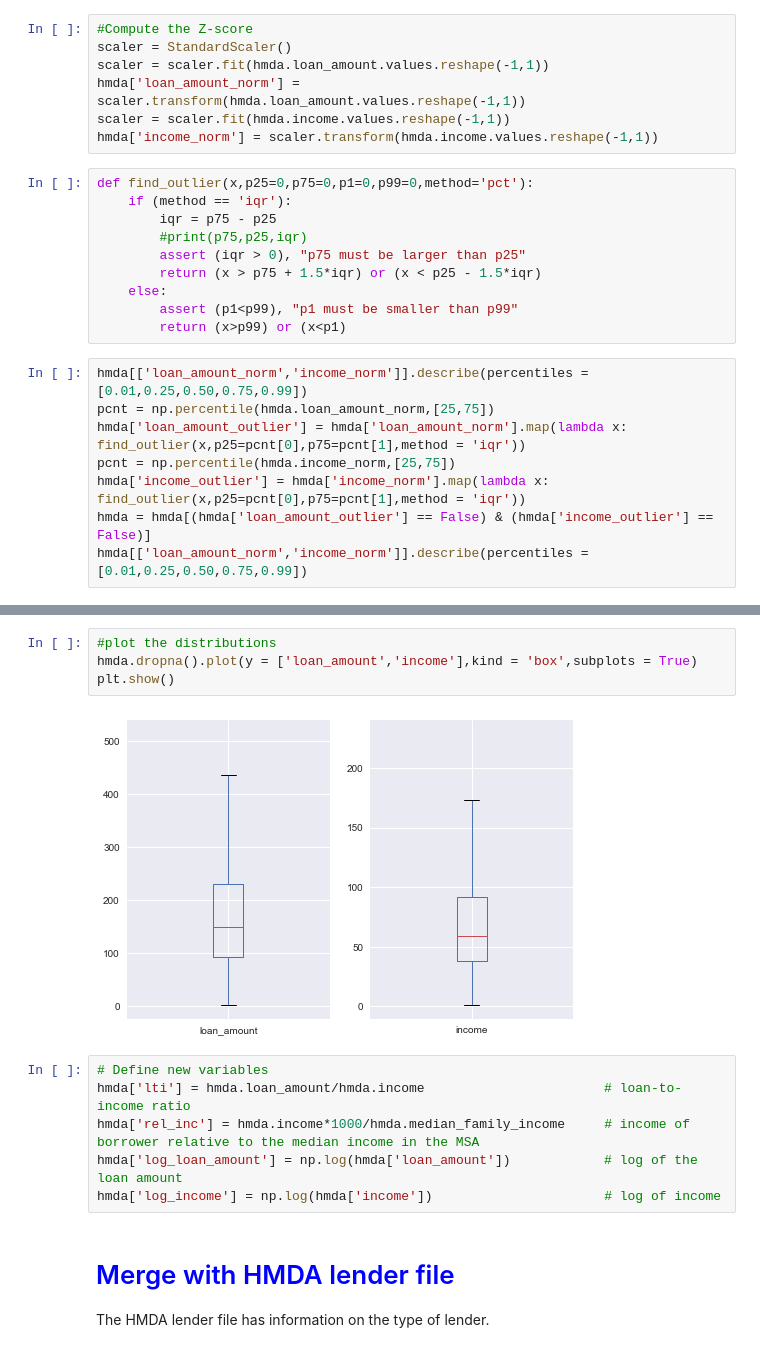
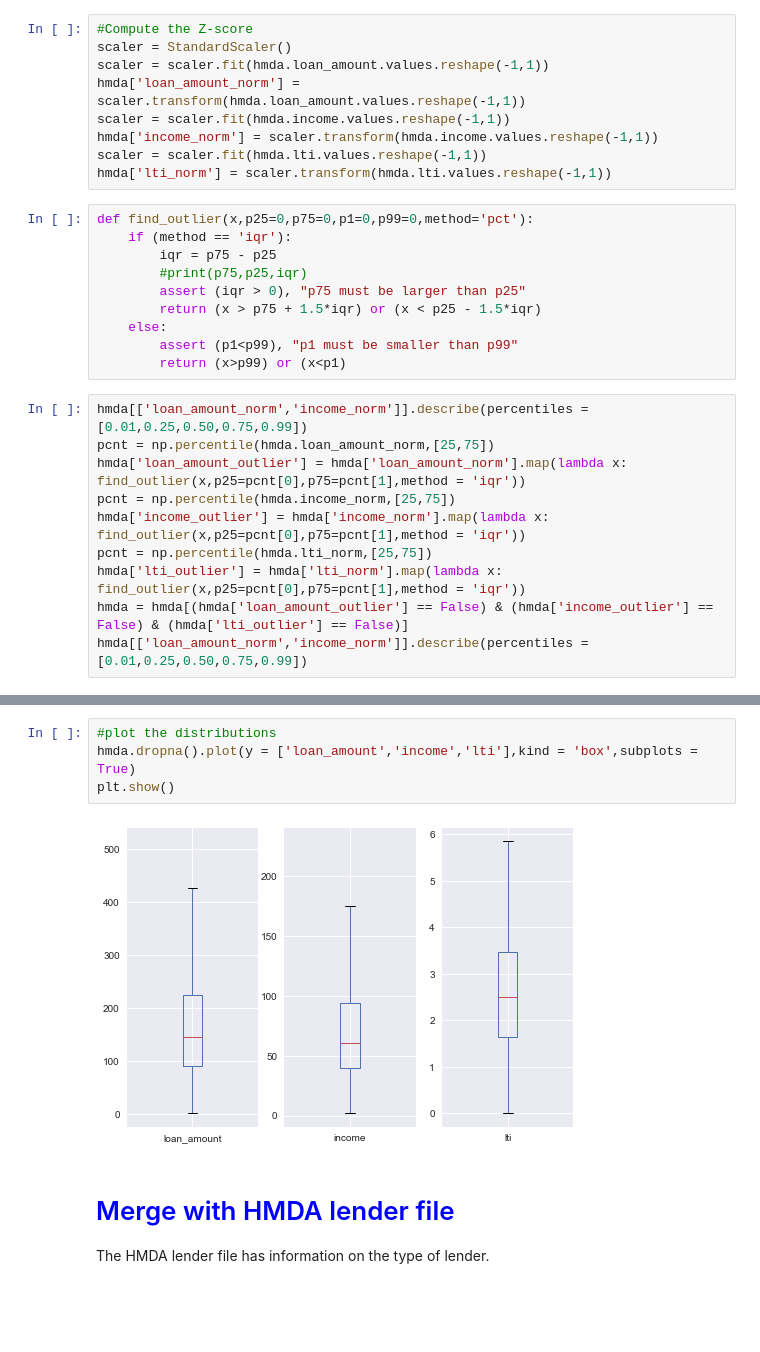
Before and after one commit to aya-bellicha/mortgage_rejection, a Jupyter notebook: mortgage_rejections.ipynb, the cells around one changed output, grey strips where cells are left out. Drawn from its saved outputs; the diff is of its cells as text; blank space fills up the shorter version.

```diff
--- a/mortgage_rejections.ipynb
+++ b/mortgage_rejections.ipynb
@@ -133,6 +139,8 @@ scaler = scaler.fit(hmda.loan_amount.values.reshape(-1,1))
 hmda['loan_amount_norm'] = scaler.transform(hmda.loan_amount.values.reshape(-1,1))
 scaler = scaler.fit(hmda.income.values.reshape(-1,1))
 hmda['income_norm'] = scaler.transform(hmda.income.values.reshape(-1,1))
+scaler = scaler.fit(hmda.lti.values.reshape(-1,1))
+hmda['lti_norm'] = scaler.transform(hmda.lti.values.reshape(-1,1))
 # %%
 def find_outlier(x,p25=0,p75=0,p1=0,p99=0,method='pct'):
     if (method == 'iqr'):
@@ -149,6 +157,8 @@ pcnt = np.percentile(hmda.loan_amount_norm,[25,75])
 hmda['loan_amount_outlier'] = hmda['loan_amount_norm'].map(lambda x: find_outlier(x,p25=pcnt[0],p75=pcnt[1],method = 'iqr'))
 pcnt = np.percentile(hmda.income_norm,[25,75])
 hmda['income_outlier'] = hmda['income_norm'].map(lambda x: find_outlier(x,p25=pcnt[0],p75=pcnt[1],method = 'iqr'))
-hmda = hmda[(hmda['loan_amount_outlier'] == False) & (hmda['income_outlier'] == False)]
+pcnt = np.percentile(hmda.lti_norm,[25,75])
+hmda['lti_outlier'] = hmda['lti_norm'].map(lambda x: find_outlier(x,p25=pcnt[0],p75=pcnt[1],method = 'iqr'))
+hmda = hmda[(hmda['loan_amount_outlier'] == False) & (hmda['income_outlier'] == False) & (hmda['lti_outlier'] == False)]
 hmda[['loan_amount_norm','income_norm']].describe(percentiles = [0.01,0.25,0.50,0.75,0.99])
 # %% [output]
@@ -176,16 +175,10 @@ max        4.556281e+02  6.193937e+01
 | max | 1.329927e+00 | 7.594732e-01 |
 # %%
 #plot the distributions
-hmda.dropna().plot(y = ['loan_amount','income'],kind = 'box',subplots = True)
+hmda.dropna().plot(y = ['loan_amount','income','lti'],kind = 'box',subplots = True)
 plt.show()
 # %% [output]
-[figure, old version]
+[figure, new version]
-# %%
-# Define new variables
-hmda['lti'] = hmda.loan_amount/hmda.income                       # loan-to-income ratio
-hmda['rel_inc'] = hmda.income*1000/hmda.median_family_income     # income of borrower relative to the median income in the MSA
-hmda['log_loan_amount'] = np.log(hmda['loan_amount'])            # log of the loan amount
-hmda['log_income'] = np.log(hmda['income'])                      # log of income
 # %% [markdown]
 # <font color='blue'>Merge with HMDA lender file</font>
 
```
Also changed, not shown: parts of 28 cells of this notebook.
